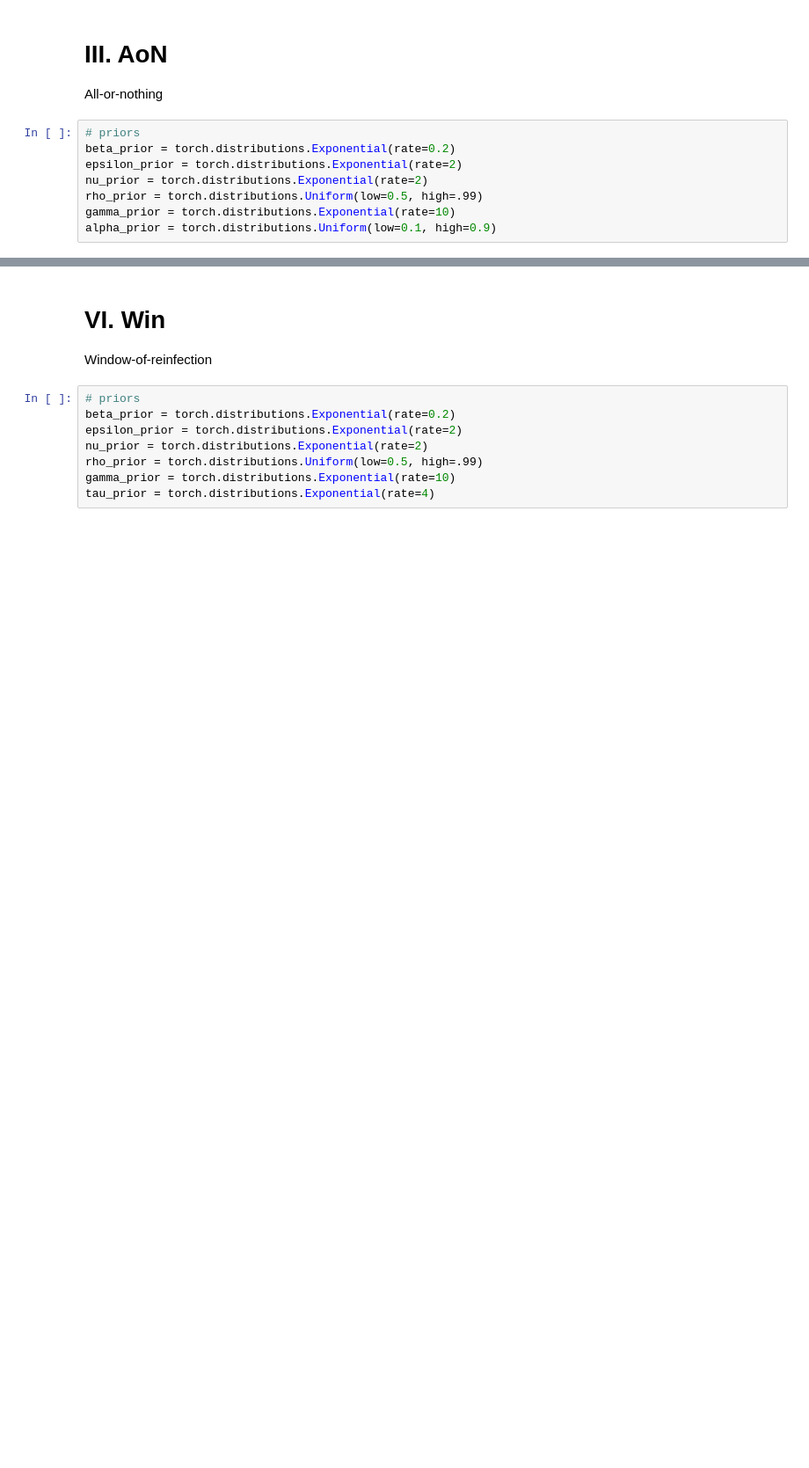
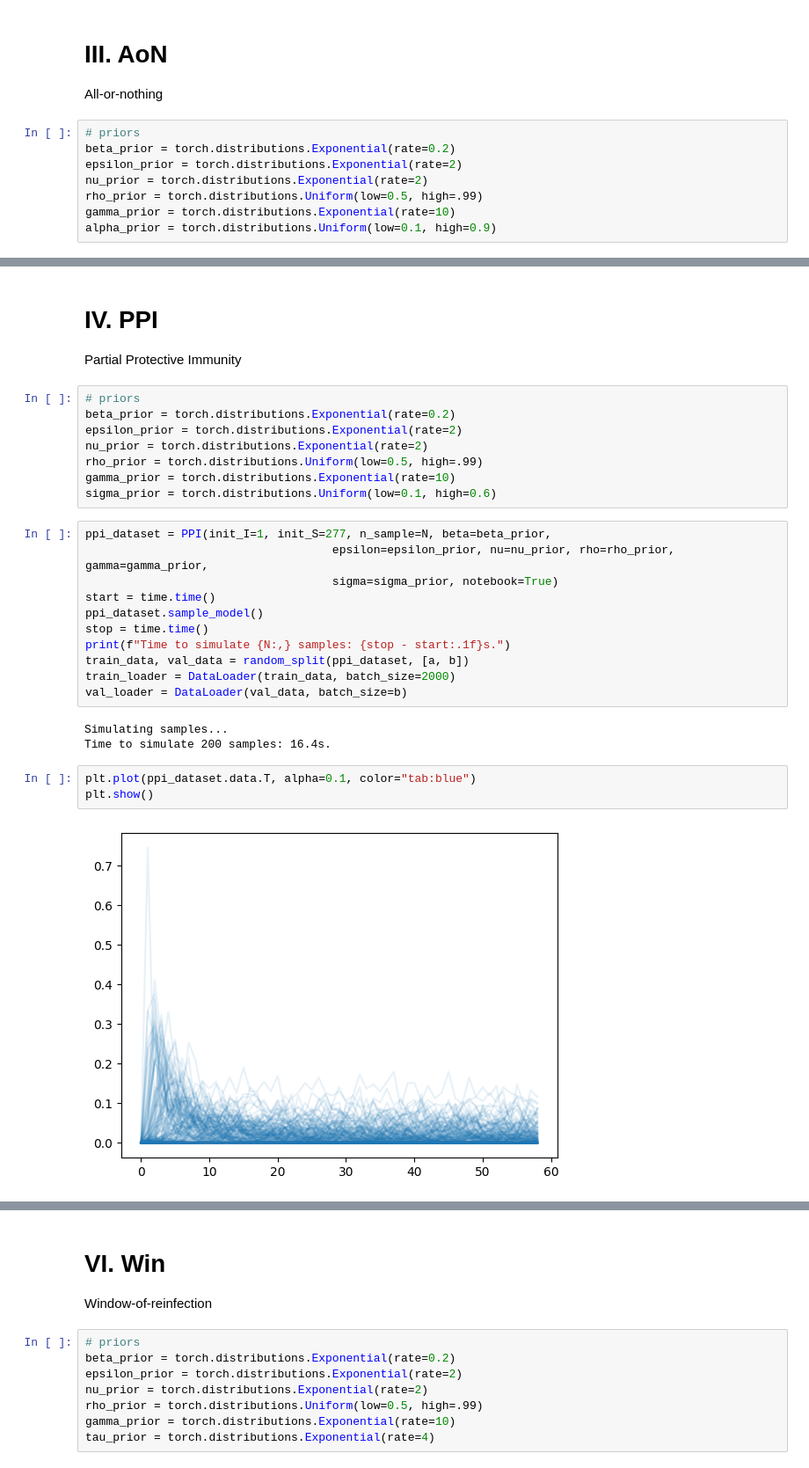
Before and after one commit to chathasphere/sim-select, a Jupyter notebook: notebooks/09_reinfection_models.ipynb, the cells around one changed output, grey strips where cells are left out. Shown at 88% size. Drawn from its saved outputs; the diff is of its cells as text; blank space fills up the shorter version.

Commit message:
in-host model

```diff
--- a/notebooks/09_reinfection_models.ipynb
+++ b/notebooks/09_reinfection_models.ipynb
@@ -56,0 +57,30 @@ plt.show()
+# %% [markdown]
+# IV. PPI
+Partial Protective Immunity
+# %%
+# priors
+beta_prior = torch.distributions.Exponential(rate=0.2)
+epsilon_prior = torch.distributions.Exponential(rate=2)
+nu_prior = torch.distributions.Exponential(rate=2)
+rho_prior = torch.distributions.Uniform(low=0.5, high=.99)
+gamma_prior = torch.distributions.Exponential(rate=10)
+sigma_prior = torch.distributions.Uniform(low=0.1, high=0.6)
+# %%
+ppi_dataset = PPI(init_I=1, init_S=277, n_sample=N, beta=beta_prior,
+                                    epsilon=epsilon_prior, nu=nu_prior, rho=rho_prior, gamma=gamma_prior,
+                                    sigma=sigma_prior, notebook=True)
+start = time.time()
+ppi_dataset.sample_model()
+stop = time.time()
+print(f"Time to simulate {N:,} samples: {stop - start:.1f}s.")
+train_data, val_data = random_split(ppi_dataset, [a, b])
+train_loader = DataLoader(train_data, batch_size=2000)
+val_loader = DataLoader(val_data, batch_size=b)
+# %% [output]
+Simulating samples...
+Time to simulate 200 samples: 16.4s.
+# %%
+plt.plot(ppi_dataset.data.T, alpha=0.1, color="tab:blue")
+plt.show()
+# %% [output]
+[figure, added]
```
Also changed, not shown: parts of 7 cells of this notebook, 4 other files.
